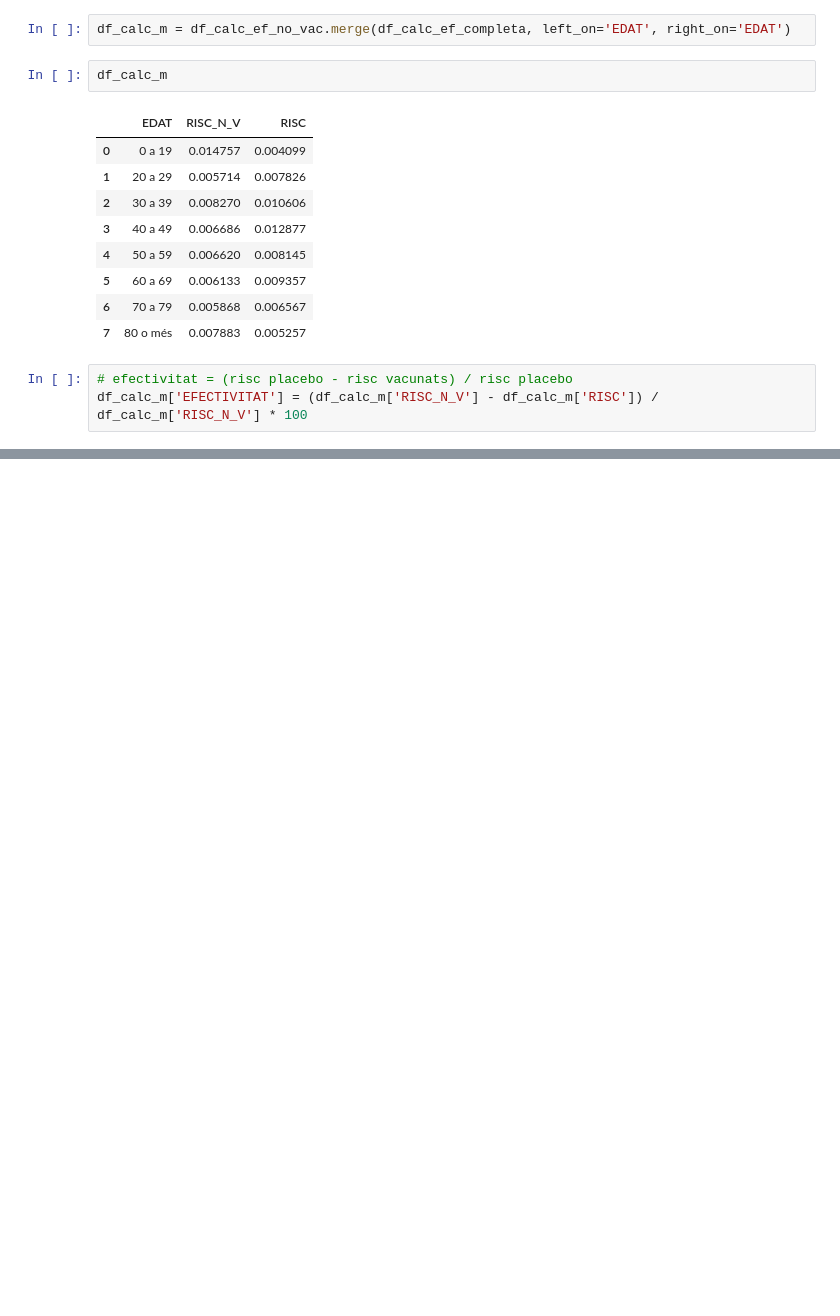
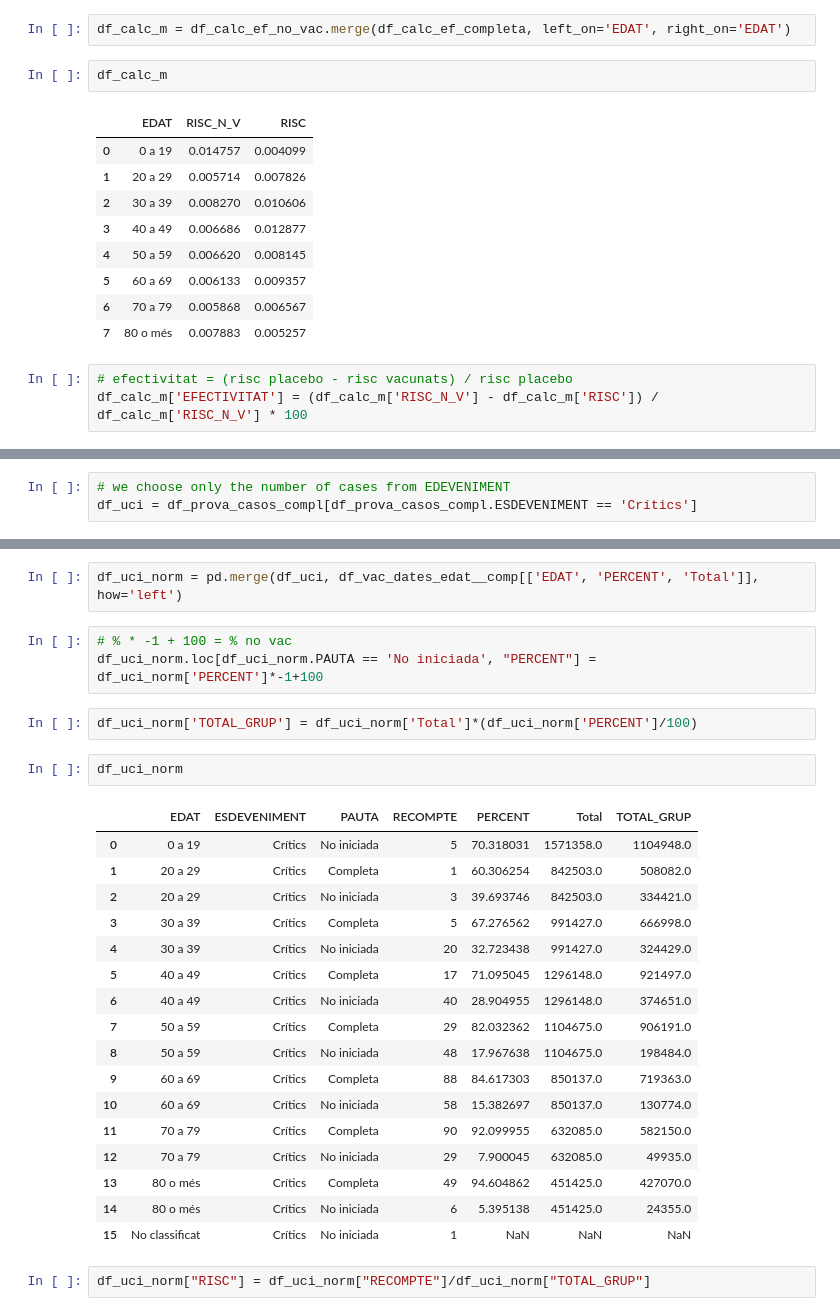
Before and after one commit to JosepAnSabate/Impacte-Covid19-per-estat-de-vacunacio, a Jupyter notebook: scripts/afectivitat_vacuna_covid.ipynb, the cells around one changed output, grey strips where cells are left out. Saved outputs shown, nothing was run; the diff lists cells and outputs as text; blank space fills up the shorter version.

```diff
--- a/scripts/afectivitat_vacuna_covid.ipynb
+++ b/scripts/afectivitat_vacuna_covid.ipynb
@@ -1004,0 +1013,3 @@ df_calc_hospi_m.to_excel("C:/Users/34639/wa/impacte_covid_per_estat_vacunacio/re
+# %%
+# we choose only the number of cases from EDEVENIMENT
+df_uci = df_prova_casos_compl[df_prova_casos_compl.ESDEVENIMENT == 'Crítics']
@@ -1004,0 +1049,29 @@ df_calc_hospi_m.to_excel("C:/Users/34639/wa/impacte_covid_per_estat_vacunacio/re
+# %%
+df_uci_norm = pd.merge(df_uci, df_vac_dates_edat__comp[['EDAT', 'PERCENT', 'Total']], how='left')
+# %%
+# % * -1 + 100 = % no vac
+df_uci_norm.loc[df_uci_norm.PAUTA == 'No iniciada', "PERCENT"] = df_uci_norm['PERCENT']*-1+100
+# %%
+df_uci_norm['TOTAL_GRUP'] = df_uci_norm['Total']*(df_uci_norm['PERCENT']/100)
+# %%
+df_uci_norm
+# %% [output]
+|  | EDAT | ESDEVENIMENT | PAUTA | RECOMPTE | PERCENT | Total | TOTAL_GRUP |
+| 0 | 0 a 19 | Crítics | No iniciada | 5 | 70.318031 | 1571358.0 | 1104948.0 |
+| 1 | 20 a 29 | Crítics | Completa | 1 | 60.306254 | 842503.0 | 508082.0 |
+| 2 | 20 a 29 | Crítics | No iniciada | 3 | 39.693746 | 842503.0 | 334421.0 |
+| 3 | 30 a 39 | Crítics | Completa | 5 | 67.276562 | 991427.0 | 666998.0 |
+| 4 | 30 a 39 | Crítics | No iniciada | 20 | 32.723438 | 991427.0 | 324429.0 |
+| 5 | 40 a 49 | Crítics | Completa | 17 | 71.095045 | 1296148.0 | 921497.0 |
+| 6 | 40 a 49 | Crítics | No iniciada | 40 | 28.904955 | 1296148.0 | 374651.0 |
+| 7 | 50 a 59 | Crítics | Completa | 29 | 82.032362 | 1104675.0 | 906191.0 |
+| 8 | 50 a 59 | Crítics | No iniciada | 48 | 17.967638 | 1104675.0 | 198484.0 |
+| 9 | 60 a 69 | Crítics | Completa | 88 | 84.617303 | 850137.0 | 719363.0 |
+| 10 | 60 a 69 | Crítics | No iniciada | 58 | 15.382697 | 850137.0 | 130774.0 |
+| 11 | 70 a 79 | Crítics | Completa | 90 | 92.099955 | 632085.0 | 582150.0 |
+| 12 | 70 a 79 | Crítics | No iniciada | 29 | 7.900045 | 632085.0 | 49935.0 |
+| 13 | 80 o més | Crítics | Completa | 49 | 94.604862 | 451425.0 | 427070.0 |
+| 14 | 80 o més | Crítics | No iniciada | 6 | 5.395138 | 451425.0 | 24355.0 |
+| 15 | No classificat | Crítics | No iniciada | 1 | NaN | NaN | NaN |
+# %%
+df_uci_norm["RISC"] = df_uci_norm["RECOMPTE"]/df_uci_norm["TOTAL_GRUP"]
```
Also changed, not shown: parts of 78 cells of this notebook, 6 other files.
